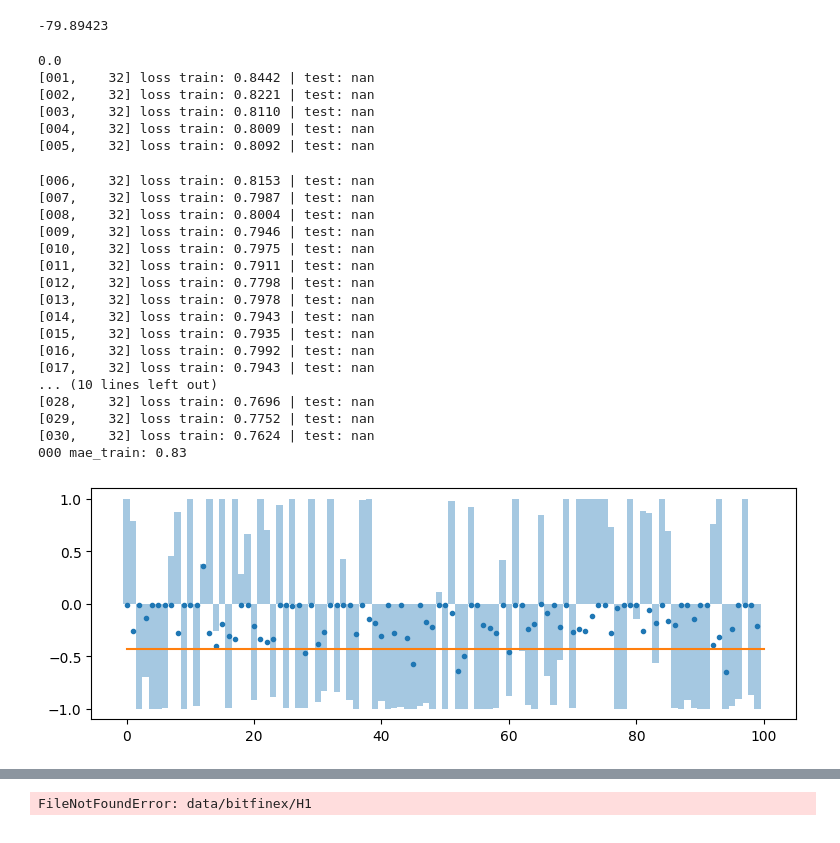
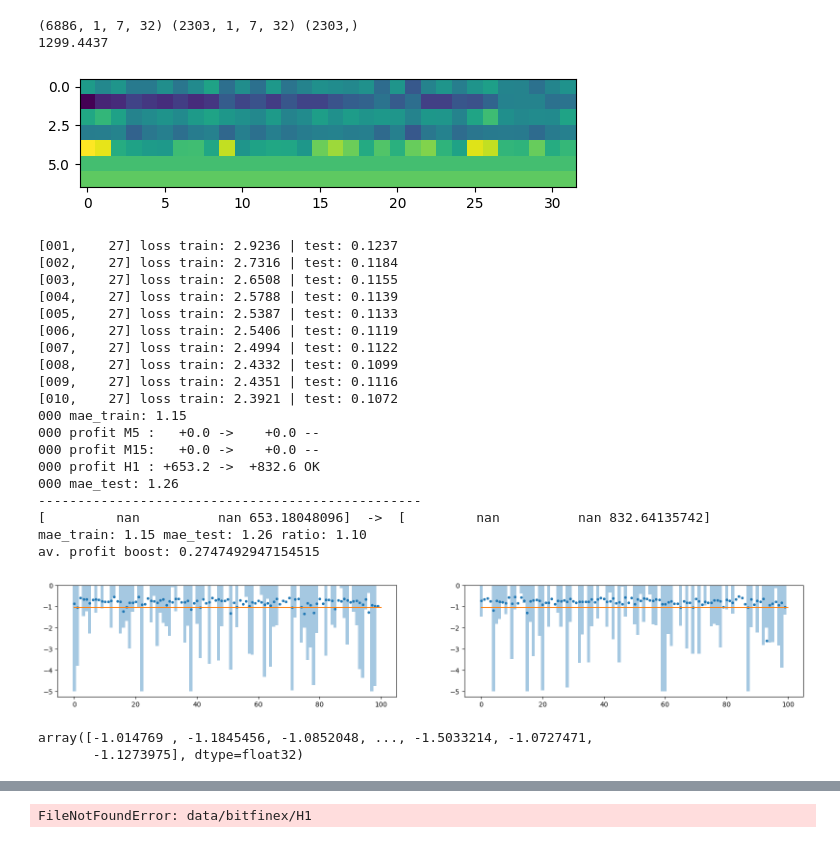
Before and after one commit to binrey/MLTR, a Jupyter notebook: train.ipynb, the cells around one changed output, grey strips where cells are left out. Drawn from its saved outputs; the diff is of its cells as text; code cells hidden in the pictures.

```diff
--- a/train.ipynb
+++ b/train.ipynb
@@ -92,24 +94,27 @@ print(profs_test.sum())
 # %%
-np.random.seed(i)
-X_train, X_test, y_train, y_test, profs_test, tf_test = get_data(X, y, test_split_size)
-profs_test.sum()
+X_train, X_test, y_train, y_test, profs_test, tf_test = get_data(X, y)
+print(X_train.shape, X_test.shape, tf_test.shape)
+plt.imshow(X_train[0][0][:])
+print(profs_test.sum())
 # %% [output]
--79.89423
+(6886, 1, 7, 32) (2303, 1, 7, 32) (2303,)
+1299.4437
+[figure, added]
 # %%
 from sklearn.metrics import mean_absolute_error, f1_score
 import torch
-device = "cuda"
+device = "mps"
 
 nitrers = 1
-test_split_size = 0.
+test_split_size = 0.25
 id2tf = {v:k for k, v in tfdict.items()}
 
 pprofits, gprofits, metrics = np.zeros((3, nitrers)), np.zeros((3, nitrers)), np.zeros((2, nitrers))
 for i in range(nitrers):
-    # np.random.seed(i)
+    np.random.seed(i)
     X_train, X_test, y_train, y_test, profs_test, tf_test = get_data(X, y, test_split_size)
-    print(profs_test.sum())
-    model = train(X_train, y_train, X_test, y_test, batch_size=32)
+    model = train(X_train, y_train, X_test, y_test, batch_size=256)
+    model.eval()
 
     p_train = model(torch.tensor(X_train).float().to(device)).detach().cpu().numpy().squeeze()
     p_test = model(torch.tensor(X_test).float().to(device)).detach().cpu().numpy().squeeze()
@@ -117,57 +122,54 @@ for i in range(nitrers):
     print(f"{i:03} mae_train: {metrics[0, i]:4.2f}")
     if test_split_size > 0:
         metrics[1, i] = mean_absolute_error(p_test, y_test)
-        threshold = np.percentile(p_train, 10)
+        threshold = np.percentile(p_train, 5)
         for j in range(3):
             ids = tf_test == j
             pprofits[j, i] = (profs_test[ids]*(p_test[ids]>threshold)).sum()
             gprofits[j, i] = profs_test[ids].sum()
             print(f"{i:03} profit {id2tf[j]:3}:{gprofits[j, i]:+7.1f} -> {pprofits[j, i]:+7.1f} {'OK' if pprofits[j, i] > gprofits[j, i] else '--'}")
         print(f"{i:03} mae_test: {metrics[1, i]:4.2f}")
 
         pprofs_mean = pprofits.mean(axis=1, where=pprofits!=0)
         gprofs_mean = gprofits.mean(axis=1, where=gprofits!=0)
         f1_mean = metrics.mean(axis=1, where=metrics!=0)
         pprofs_mean_tot = np.nanmean(pprofs_mean)
         gprofs_mean_tot = np.nanmean(gprofs_mean)
         print("-------------------------------------------------")
         print(gprofs_mean, " -> ", pprofs_mean)
         print(f"mae_train: {f1_mean[0]:4.2f} mae_test: {f1_mean[1]:4.2f} ratio: {f1_mean[1]/f1_mean[0]:4.2f}")
         print(f"av. profit boost: {(pprofs_mean_tot - gprofs_mean_tot)/abs(gprofs_mean_tot)}")
 
 plt.figure(figsize=(20, 3))
 plt.subplot(1, 2, 1)
 plt.plot(p_train[:100], ".")
 plt.bar(np.arange(100), y_train[:100], width=[1]*100, alpha=0.4)
 plt.plot([0, 100], [threshold, threshold])
 if len(p_test):
     plt.subplot(1, 2, 2)
     plt.plot(p_test[:100], ".")
     plt.bar(np.arange(100), y_test[:100], width=[1]*100, alpha=0.4)
     # plt.bar(np.arange(100), profs_test[:100], width=[1]*100, alpha=0.2)
     plt.plot([0, 100], [threshold, threshold])
+torch.save(model.state_dict(), "model.pth")
 # %% [output]
-0.0
-[001,    32] loss train: 0.8442 | test: nan
-[002,    32] loss train: 0.8221 | test: nan
-[003,    32] loss train: 0.8110 | test: nan
-[004,    32] loss train: 0.8009 | test: nan
-[005,    32] loss train: 0.8092 | test: nan
+[001,    27] loss train: 2.9236 | test: 0.1237
+[002,    27] loss train: 2.7316 | test: 0.1184
+[003,    27] loss train: 2.6508 | test: 0.1155
+[004,    27] loss train: 2.5788 | test: 0.1139
+[005,    27] loss train: 2.5387 | test: 0.1133
+[006,    27] loss train: 2.5406 | test: 0.1119
+[007,    27] loss train: 2.4994 | test: 0.1122
+[008,    27] loss train: 2.4332 | test: 0.1099
+[009,    27] loss train: 2.4351 | test: 0.1116
+[010,    27] loss train: 2.3921 | test: 0.1072
+000 mae_train: 1.15
+000 profit M5 :   +0.0 ->    +0.0 --
+000 profit M15:   +0.0 ->    +0.0 --
+000 profit H1 : +653.2 ->  +832.6 OK
+000 mae_test: 1.26
+-------------------------------------------------
+[         nan          nan 653.18048096]  ->  [         nan          nan 832.64135742]
+mae_train: 1.15 mae_test: 1.26 ratio: 1.10
+av. profit boost: 0.2747492947154515
-[006,    32] loss train: 0.8153 | test: nan
-[007,    32] loss train: 0.7987 | test: nan
-[008,    32] loss train: 0.8004 | test: nan
-[009,    32] loss train: 0.7946 | test: nan
-[010,    32] loss train: 0.7975 | test: nan
-[011,    32] loss train: 0.7911 | test: nan
-[012,    32] loss train: 0.7798 | test: nan
-[013,    32] loss train: 0.7978 | test: nan
-[014,    32] loss train: 0.7943 | test: nan
-[015,    32] loss train: 0.7935 | test: nan
-[016,    32] loss train: 0.7992 | test: nan
-[017,    32] loss train: 0.7943 | test: nan
-... (10 lines left out)
-[028,    32] loss train: 0.7696 | test: nan
-[029,    32] loss train: 0.7752 | test: nan
-[030,    32] loss train: 0.7624 | test: nan
-000 mae_train: 0.83
-[figure, old version]
+[figure, new version]
@@ -177,3 +176,8 @@ torch.save(model.state_dict(), "model.pth")
+# %%
+p_test[p_test<-1]
+# %% [output]
+array([-1.014769 , -1.1845456, -1.0852048, ..., -1.5033214, -1.0727471,
+       -1.1273975], dtype=float32)
 # %%
 threshold
 # %% [output]
```
Also changed, not shown: parts of 6 cells of this notebook, 3 other files.
